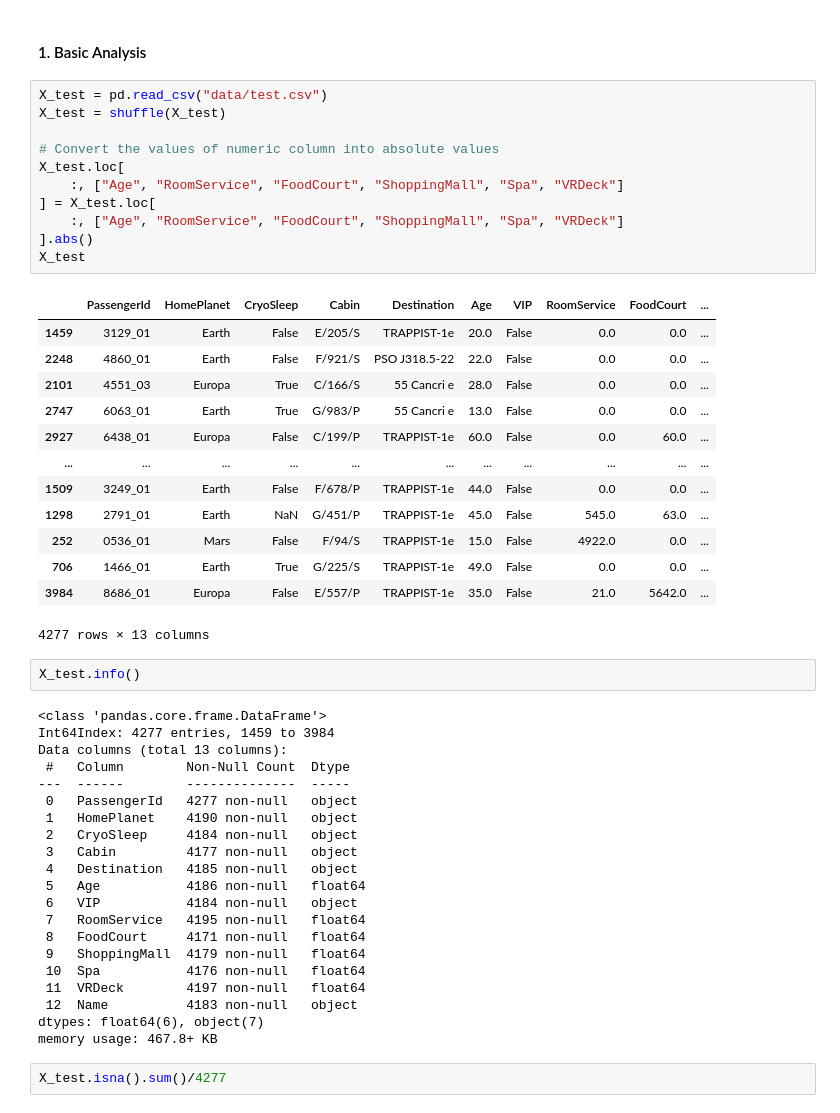
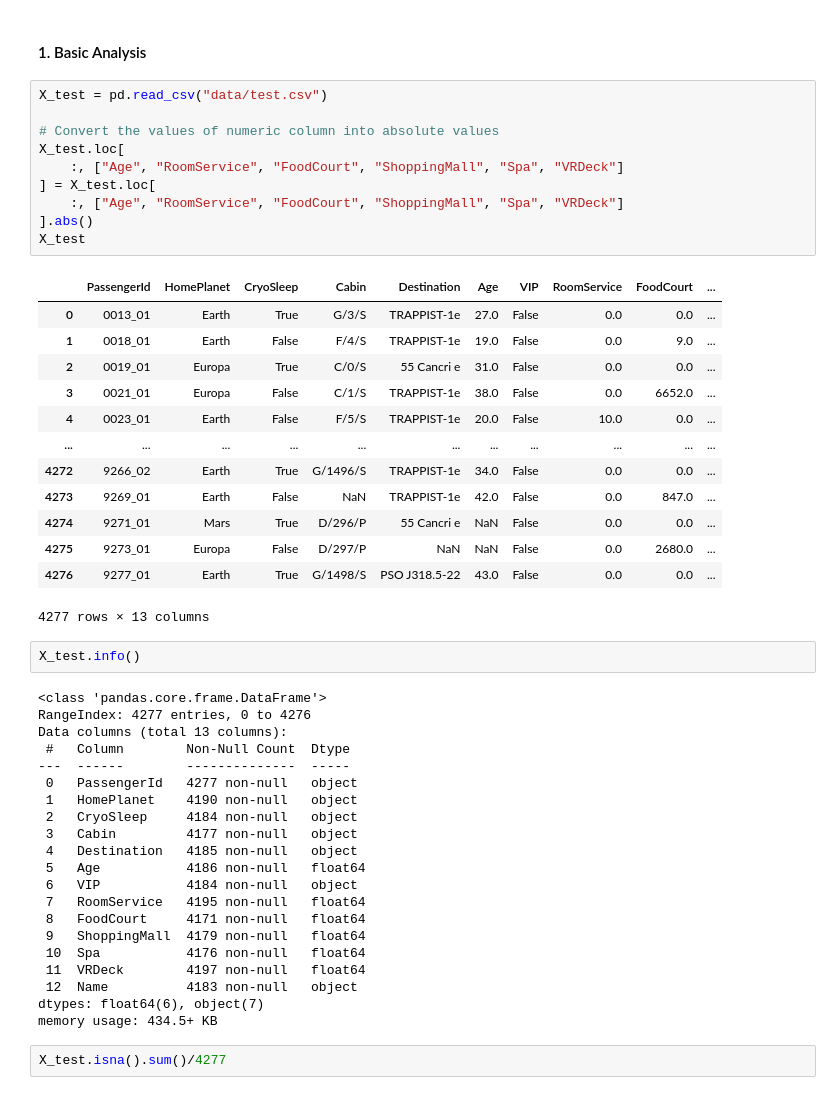
Before and after one commit to johnwslee/Spaceship_Titanic, a Jupyter notebook: spaceship_titanic.ipynb, the cells around one changed output. Cells and saved outputs as stored; diff of their text form.

```diff
--- a/spaceship_titanic.ipynb
+++ b/spaceship_titanic.ipynb
@@ -800,34 +800,33 @@ plt.show();
 #### 1. Basic Analysis
 # %%
 X_test = pd.read_csv("data/test.csv")
-X_test = shuffle(X_test)
 
 # Convert the values of numeric column into absolute values
 X_test.loc[
     :, ["Age", "RoomService", "FoodCourt", "ShoppingMall", "Spa", "VRDeck"]
 ] = X_test.loc[
     :, ["Age", "RoomService", "FoodCourt", "ShoppingMall", "Spa", "VRDeck"]
 ].abs()
 X_test
 # %% [output]
 |  | PassengerId | HomePlanet | CryoSleep | Cabin | Destination | Age | VIP | RoomService | FoodCourt | ... |
-| 1459 | 3129_01 | Earth | False | E/205/S | TRAPPIST-1e | 20.0 | False | 0.0 | 0.0 | ... |
-| 2248 | 4860_01 | Earth | False | F/921/S | PSO J318.5-22 | 22.0 | False | 0.0 | 0.0 | ... |
-| 2101 | 4551_03 | Europa | True | C/166/S | 55 Cancri e | 28.0 | False | 0.0 | 0.0 | ... |
-| 2747 | 6063_01 | Earth | True | G/983/P | 55 Cancri e | 13.0 | False | 0.0 | 0.0 | ... |
-| 2927 | 6438_01 | Europa | False | C/199/P | TRAPPIST-1e | 60.0 | False | 0.0 | 60.0 | ... |
+| 0 | 0013_01 | Earth | True | G/3/S | TRAPPIST-1e | 27.0 | False | 0.0 | 0.0 | ... |
+| 1 | 0018_01 | Earth | False | F/4/S | TRAPPIST-1e | 19.0 | False | 0.0 | 9.0 | ... |
+| 2 | 0019_01 | Europa | True | C/0/S | 55 Cancri e | 31.0 | False | 0.0 | 0.0 | ... |
+| 3 | 0021_01 | Europa | False | C/1/S | TRAPPIST-1e | 38.0 | False | 0.0 | 6652.0 | ... |
+| 4 | 0023_01 | Earth | False | F/5/S | TRAPPIST-1e | 20.0 | False | 10.0 | 0.0 | ... |
 | ... | ... | ... | ... | ... | ... | ... | ... | ... | ... | ... |
-| 1509 | 3249_01 | Earth | False | F/678/P | TRAPPIST-1e | 44.0 | False | 0.0 | 0.0 | ... |
-| 1298 | 2791_01 | Earth | NaN | G/451/P | TRAPPIST-1e | 45.0 | False | 545.0 | 63.0 | ... |
-| 252 | 0536_01 | Mars | False | F/94/S | TRAPPIST-1e | 15.0 | False | 4922.0 | 0.0 | ... |
-| 706 | 1466_01 | Earth | True | G/225/S | TRAPPIST-1e | 49.0 | False | 0.0 | 0.0 | ... |
-| 3984 | 8686_01 | Europa | False | E/557/P | TRAPPIST-1e | 35.0 | False | 21.0 | 5642.0 | ... |
+| 4272 | 9266_02 | Earth | True | G/1496/S | TRAPPIST-1e | 34.0 | False | 0.0 | 0.0 | ... |
+| 4273 | 9269_01 | Earth | False | NaN | TRAPPIST-1e | 42.0 | False | 0.0 | 847.0 | ... |
+| 4274 | 9271_01 | Mars | True | D/296/P | 55 Cancri e | NaN | False | 0.0 | 0.0 | ... |
+| 4275 | 9273_01 | Europa | False | D/297/P | NaN | NaN | False | 0.0 | 2680.0 | ... |
+| 4276 | 9277_01 | Earth | True | G/1498/S | PSO J318.5-22 | 43.0 | False | 0.0 | 0.0 | ... |
 4277 rows × 13 columns
 # %%
 X_test.info()
 # %% [output]
 <class 'pandas.core.frame.DataFrame'>
-Int64Index: 4277 entries, 1459 to 3984
+RangeIndex: 4277 entries, 0 to 4276
 Data columns (total 13 columns):
  #   Column        Non-Null Count  Dtype
 ---  ------        --------------  -----
@@ -845,7 +844,7 @@ Data columns (total 13 columns):
  11  VRDeck        4197 non-null   float64
  12  Name          4183 non-null   object
 dtypes: float64(6), object(7)
-memory usage: 467.8+ KB
+memory usage: 434.5+ KB
 # %%
 X_test.isna().sum()/4277
 # %% [output]
```
Also changed, not shown: parts of 13 cells of this notebook.
